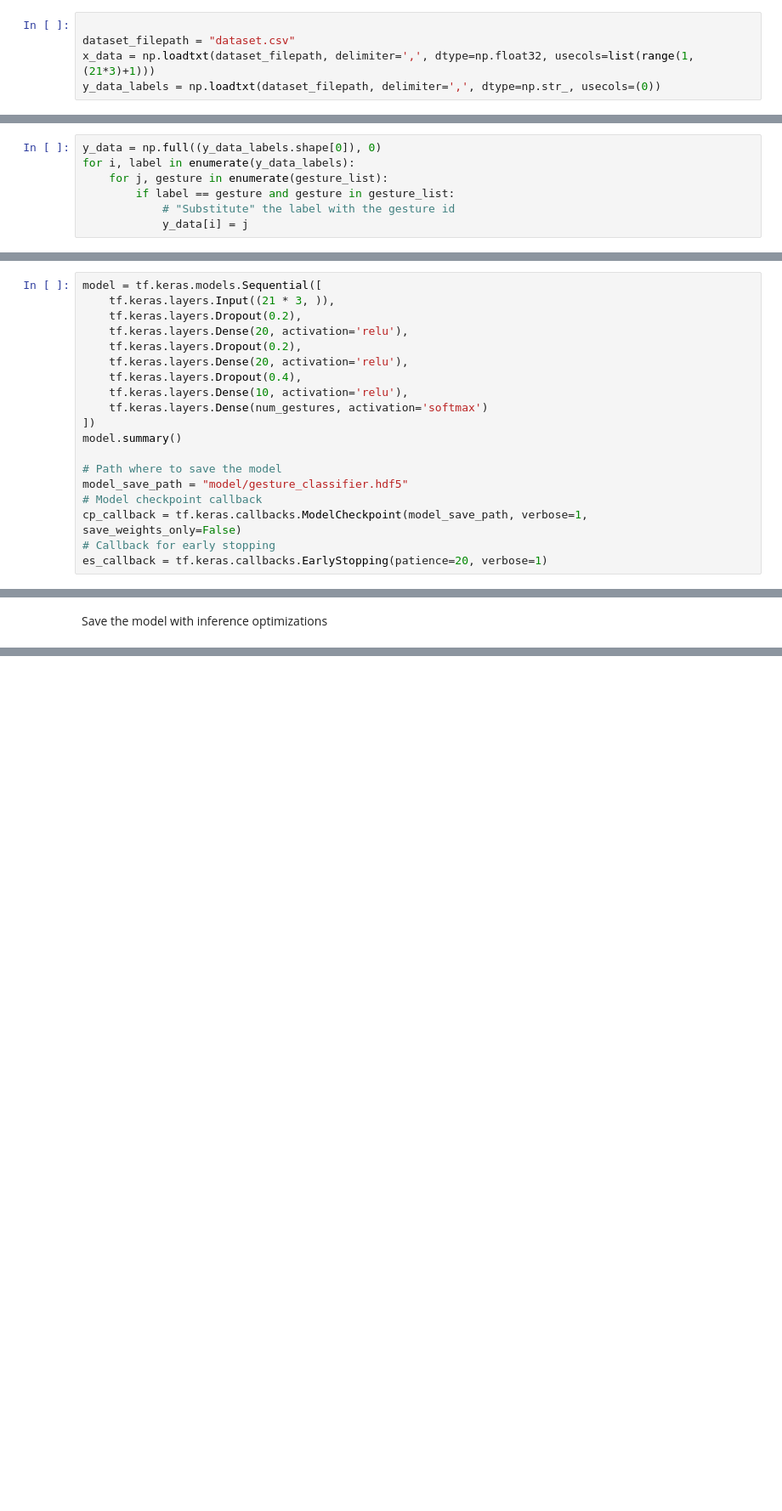
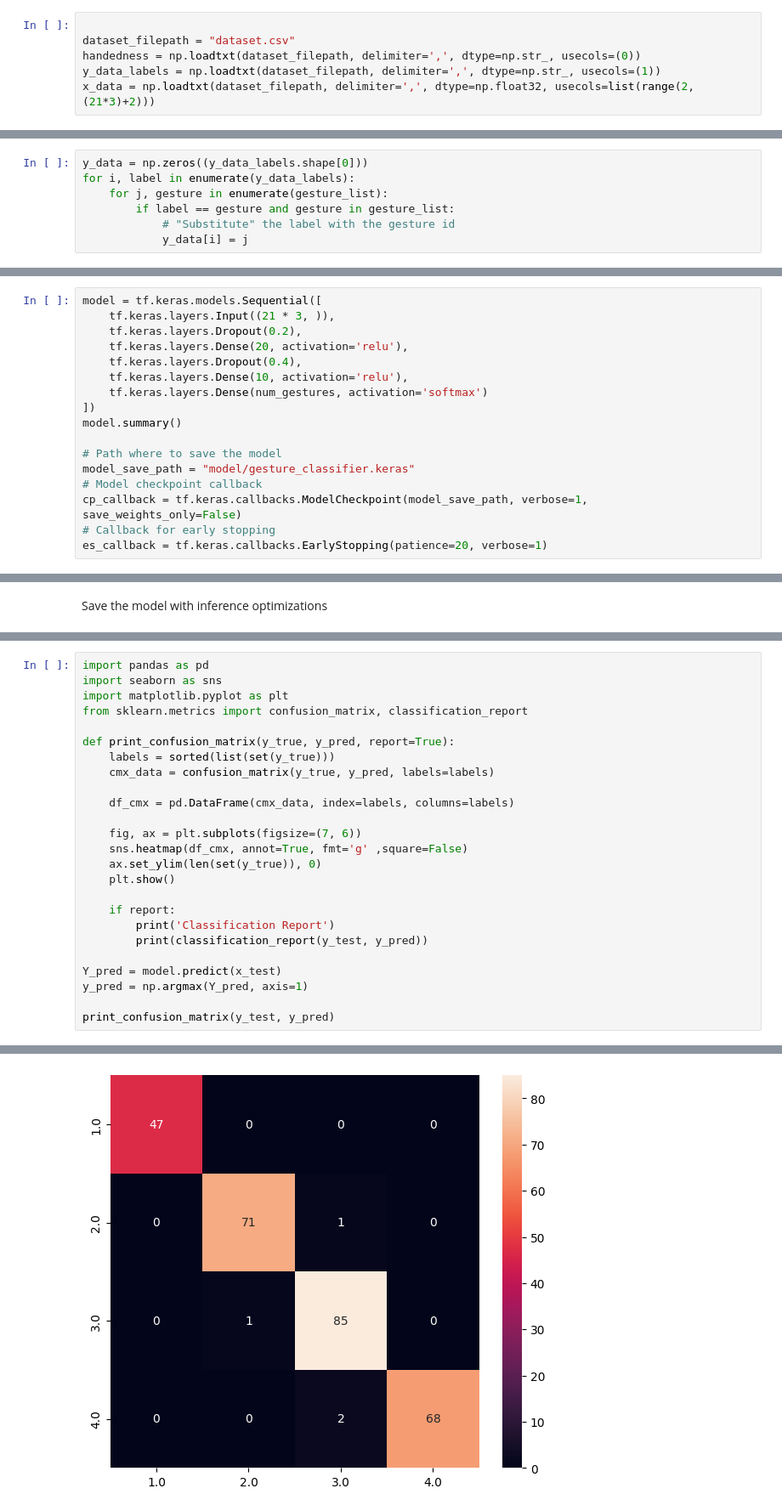
Before and after one commit to eliferin14/grac, a Jupyter notebook: src/scripts/custom_model/custom_model_training.ipynb, the cells around one changed output, grey strips where cells are left out. Shown at 85% size. Saved outputs shown, nothing was run; the diff lists cells and outputs as text; blank space fills up the shorter version.

Commit message:
Add custom model for gesture recognition

```diff
--- a/src/scripts/custom_model/custom_model_training.ipynb
+++ b/src/scripts/custom_model/custom_model_training.ipynb
@@ -28,5 +22,6 @@ Load the dataset from the file
 # %%
 
 dataset_filepath = "dataset.csv"
-x_data = np.loadtxt(dataset_filepath, delimiter=',', dtype=np.float32, usecols=list(range(1, (21*3)+1)))
-y_data_labels = np.loadtxt(dataset_filepath, delimiter=',', dtype=np.str_, usecols=(0))
+handedness = np.loadtxt(dataset_filepath, delimiter=',', dtype=np.str_, usecols=(0))
+y_data_labels = np.loadtxt(dataset_filepath, delimiter=',', dtype=np.str_, usecols=(1))
+x_data = np.loadtxt(dataset_filepath, delimiter=',', dtype=np.float32, usecols=list(range(2, (21*3)+2)))
@@ -33,7 +70,7 @@ y_data_labels = np.loadtxt(dataset_filepath, delimiter=',', dtype=np.str_, useco
 # %% [markdown]
 Define the ID of each gesture. The ID coincides with the row number in the file
 # %%
-y_data = np.full((y_data_labels.shape[0]), 0)
+y_data = np.zeros((y_data_labels.shape[0]))
 for i, label in enumerate(y_data_labels):
     for j, gesture in enumerate(gesture_list):
         if label == gesture and gesture in gesture_list:
@@ -59,8 +104,6 @@ Define the model architechture
 # %%
 model = tf.keras.models.Sequential([
     tf.keras.layers.Input((21 * 3, )),
-    tf.keras.layers.Dropout(0.2),
-    tf.keras.layers.Dense(20, activation='relu'),
     tf.keras.layers.Dropout(0.2),
     tf.keras.layers.Dense(20, activation='relu'),
     tf.keras.layers.Dropout(0.4),
@@ -70,7 +113,7 @@ model = tf.keras.models.Sequential([
 model.summary()
 
 # Path where to save the model
-model_save_path = "model/gesture_classifier.hdf5"
+model_save_path = "model/gesture_classifier.keras"
 # Model checkpoint callback
 cp_callback = tf.keras.callbacks.ModelCheckpoint(model_save_path, verbose=1, save_weights_only=False)
 # Callback for early stopping
@@ -156,0 +191,26 @@ model.save(model_save_path, include_optimizer=False)
+# %%
+import pandas as pd
+import seaborn as sns
+import matplotlib.pyplot as plt
+from sklearn.metrics import confusion_matrix, classification_report
+
+def print_confusion_matrix(y_true, y_pred, report=True):
+    labels = sorted(list(set(y_true)))
+    cmx_data = confusion_matrix(y_true, y_pred, labels=labels)
+
+    df_cmx = pd.DataFrame(cmx_data, index=labels, columns=labels)
+
+    fig, ax = plt.subplots(figsize=(7, 6))
+    sns.heatmap(df_cmx, annot=True, fmt='g' ,square=False)
+    ax.set_ylim(len(set(y_true)), 0)
+    plt.show()
+
+    if report:
+        print('Classification Report')
+        print(classification_report(y_test, y_pred))
+
+Y_pred = model.predict(x_test)
+y_pred = np.argmax(Y_pred, axis=1)
+
+print_confusion_matrix(y_test, y_pred)
+# %% [output]
@@ -156,0 +218 @@ model.save(model_save_path, include_optimizer=False)
+[figure, added]
```
Also changed, not shown: parts of 13 cells of this notebook, 7 other files.
